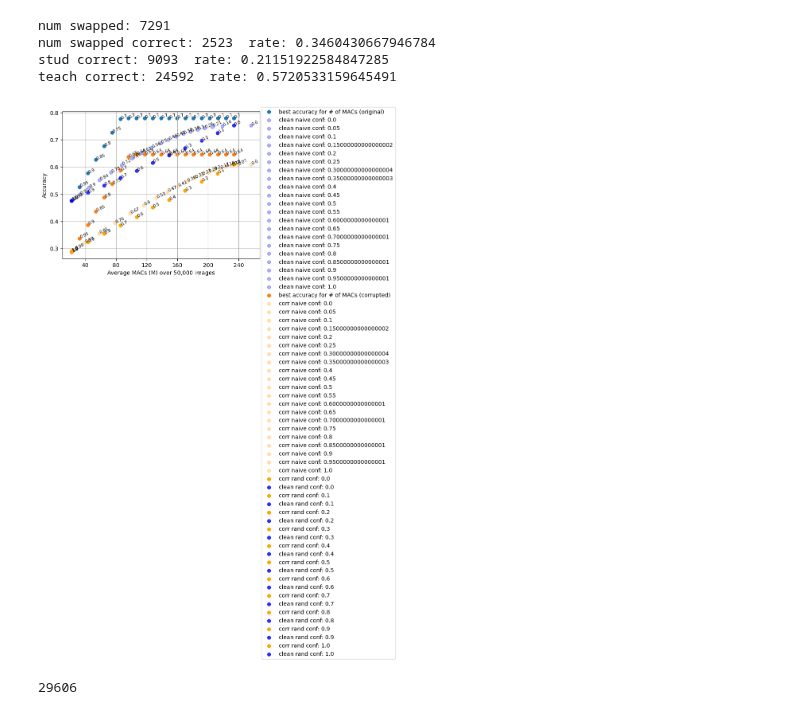
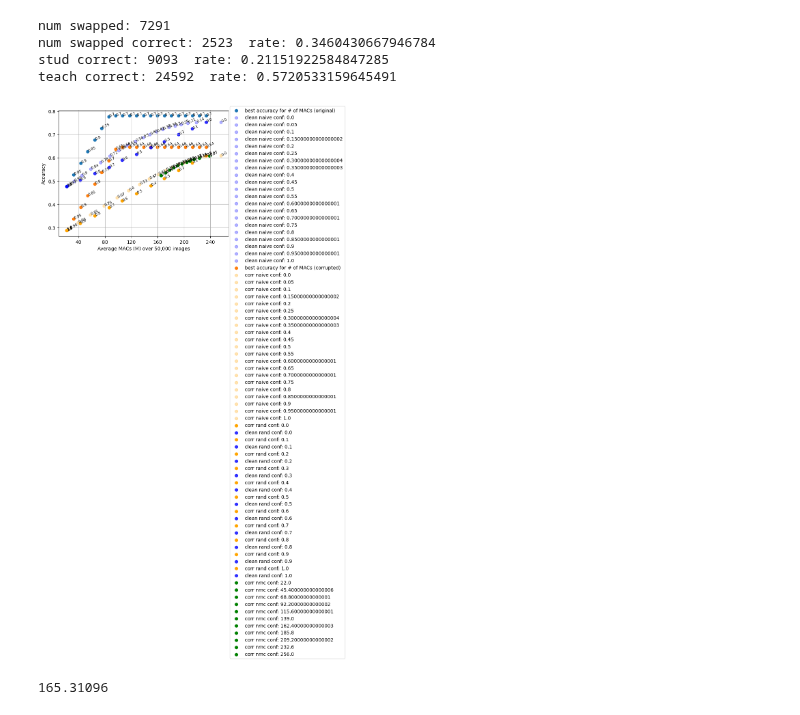
Before and after one commit to Geffen-Cooper/continual_learning_playground, a Jupyter notebook: src/test_time_kd/test_corruptions.ipynb, the cells around one changed output. Drawn from its saved outputs; the diff is of its cells as text; code cells hidden in the pictures.

```diff
--- a/src/test_time_kd/test_corruptions.ipynb
+++ b/src/test_time_kd/test_corruptions.ipynb
@@ -2774,7 +2774,7 @@ with torch.no_grad():
 fcs = fcs.to('cuda')
 fct = fct.to('cuda')
 
-means = [torch.rand((1000,1280)) for i in range(len(policies))]
+means = [torch.rand((1000,1280)) for i in range(len(rand_policies))]
 conf_bins = torch.zeros(20)
 conf_counts = 0
 
@@ -2785,7 +2785,7 @@ bin_uppers = bin_boundaries[1:]
 
 student_cost = 22
 teacher_cost = 234
-budgets = [0.1*i*(student_cost+teacher_cost) + (1-i*0.1)*student_cost for i in range(len(policies))]
+budgets = [0.1*i*(student_cost+teacher_cost) + (1-i*0.1)*student_cost for i in range(len(rand_policies))]
 N_s = torch.tensor([(student_cost+teacher_cost-b)/teacher_cost for b in budgets]) # fraction of time using student
 thresholds = torch.zeros(len(budgets))
 
@@ -2825,10 +2825,10 @@ for sample_idx in tqdm(rand_order):
 
 
     # student prediction (shared by all budgets)
-    ys_hat = fcs(emb64)
+    ys_hat = fcs(emb64.to('cuda'))
 
     # first update the student confidences and the threshold (shared by all budgets)
-    bin = torch.logical_and(conf64 > bin_lowers,conf <= bin_uppers).nonzero()
+    bin = torch.logical_and(conf64 > bin_lowers,conf64 <= bin_uppers).nonzero()
     conf_bins*=conf_counts
     conf_bins[bin] += 1
     conf_counts += 1
@@ -2847,15 +2847,17 @@ for sample_idx in tqdm(rand_order):
 
     # for every budget, find the current thresh based on confidence distribution
     for i,min_s in enumerate(N_s):
-        bin_thresh = n_bins-1 - (conf_cdf >= min_s).nonzero().view(-1).min()
+        bin_thresh = n_bins-1 - (conf_cdf+1e-3 >= min_s).nonzero().view(-1).min()
         thresholds[i] = bin_lowers[bin_thresh]
 
     # execute each policy based on thresholds
     for i,thresh in enumerate(thresholds):
         if conf64 < thresh:
             # teacher prediction if conf less than threshold
-            yt_hat = fct(emb)
-            corr_num_ncm_correct[i] += res
+            yt_hat = fct(emb.to('cuda'))
+            # print(i,len(corr_num_ncm_correct),res)
+            corr_num_ncm_correct[i] += int(res)
+
             # update student class means weighting by cosine similarity
             # so that if new emb is diff (suggesting a shift) then do a bigger update
             curr_mean = means[i][yt_hat.argmax()]
@@ -2868,8 +2870,9 @@ for sample_idx in tqdm(rand_order):
             # using a combination of its prediction and nearest class mean
 
             # get nearest class mean and pass it through the fc layer
-            dist,idx = torch.topk(torch.cdist(emb64,means[i]),1)
-            mean_pred = fcs(means[i][idx])
+            dist,idx = torch.topk(torch.cdist(emb64.unsqueeze(0),means[i]).view(-1),1)
+            idx = idx.item()
+            mean_pred = fcs(means[i][idx].to('cuda'))
 
             # take a combination of mean prediction and student prediction weighted by confidence
             comb_conf = conf64*ys_hat + (1-conf64)*mean_pred
@@ -2879,6 +2882,7 @@ for sample_idx in tqdm(rand_order):
             # update means based on confidence
             curr_mean = means[i][idx]
             means[i][idx] = (1-conf64)*curr_mean + (conf64)*emb64
+
             corr_ncm_num_choose_small[i] += 1
         corr_ncm_online_acc[i].append(corr_num_ncm_correct[i]/num_imgs)
         corr_ncm_efficiency[i].append(corr_ncm_num_choose_small[i]/num_imgs)
@@ -3194,6 +3202,10 @@ for i,p in enumerate(rand_policies):
     ax1.annotate(round(corr_rand_efficiency[i][-1],2),(corr_rand_ops[i][-1]*50000,corr_rand_online_acc[i][-1]),rotation=25, size=7.5)
     ax1.scatter(clean_rand_ops[i][-1]*50000,clean_rand_online_acc[i][-1],label = "clean rand conf: "+str(p),c="blue",alpha=0.8)
     ax1.annotate(round(clean_rand_efficiency[i][-1],2),(clean_rand_ops[i][-1]*50000,clean_rand_online_acc[i][-1]),rotation=25, size=7.5)
+
+for i,b in enumerate(budgets):
+    ax1.scatter(corr_ncm_ops[i][-1]*50000,corr_ncm_online_acc[i][-1],label = "corr nmc conf: "+str(b),c="green",alpha=1)
+    ax1.annotate(round(corr_ncm_efficiency[i][-1],2),(corr_ncm_ops[i][-1]*50000,corr_ncm_online_acc[i][-1]),rotation=25, size=7.5)
 
 # ax1.scatter(clean_online_ops[-1]*50000,clean_online_acc[-1],label = "clean 224")
 # ax1.annotate(round(clean_online_efficiency[-1],2),(clean_online_ops[-1]*50000,clean_online_acc[-1]),rotation=25, size=7.5)
@@ -3207,35 +3219,35 @@ for i,p in enumerate(rand_policies):
 # ax1.scatter(corr_oracle_ops[-1]*50000,corr_oracle_acc[-1],label="corr oracle",s=10)
 # ax1.annotate(round(corr_oracle_efficiency[-1],2),(corr_oracle_ops[-1]*50000,corr_oracle_acc[-1]-.02),rotation=-20, size=7.5)
 
 # ax1.scatter(corr_online_ops_KD[-1]*50000,corr_online_acc_KD[-1],label = "corr KD (train on low conf)")
 # ax1.annotate(round(corr_online_efficiency_KD[-1],2),(corr_online_ops_KD[-1]*50000,corr_online_acc_KD[-1]),rotation=25, size=7.5)
 # ax1.scatter(corr_online_ops_KD_o[-1]*50000,corr_online_acc_KD_o[-1],label = "corr KD (train after shift)")
 # ax1.annotate(round(corr_online_efficiency_KD_o[-1],2),(corr_online_ops_KD_o[-1]*50000,corr_online_acc_KD_o[-1]),rotation=25, size=7.5)
 # ax1.scatter(corr_online_ops_KD_g[-1]*50000,corr_online_acc_KD_g[-1],label = "corr KD (gate)")
 # ax1.annotate(round(corr_online_efficiency_KD_g[-1],2),(corr_online_ops_KD_g[-1]*50000,corr_online_acc_KD_g[-1]),rotation=25, size=7.5)
 # ax1.scatter(corr_online_ops_p[-1]*50000,corr_online_acc_p[-1],label = "corr p")
 # ax1.annotate(round(corr_online_efficiency_p[-1],2),(corr_online_ops_p[-1]*50000,corr_online_acc_p[-1]),rotation=25, size=7.5)
 # ax1.scatter(corr_online_ops_p2[-1]*50000,corr_online_acc_p2[-1],label = "corr p2")
 # ax1.annotate(round(corr_online_efficiency_p2[-1],2),(corr_online_ops_p2[-1]*50000,corr_online_acc_p2[-1]),rotation=25, size=7.5)
 
 # ax1.scatter(clean_naive_ops)
 # ax1.scatter(clean_naive_ops)
 # plt.scatter(clean_naive_efficiency[-1],clean_naive_online_acc[-1],label="naive",s=6)
 # plt.scatter(clean_oracle_efficiency[-1],clean_oracle_acc[-1],label="oracle",s=6)
 # plt.scatter(clean_online_efficiency[-1],clean_online_acc[-1],label="224",s=6)
 # plt.scatter(clean_online_efficiency64[-1],clean_online_acc64[-1],label="64",s=6,c='y')
 ax1.grid()
 ax1.set_xlabel("Average MACs (M) over 50,000 images")
 ax1.set_ylabel("Accuracy")
 ax1.legend(bbox_to_anchor=(1.7, 1.05))
 # ax1.set_ylim([0,1])
 
 import matplotlib.ticker as ticker
 ticks = ticker.FuncFormatter(lambda x, pos: '{0:g}'.format(x/50000))
 ax1.xaxis.set_major_formatter(ticks)
 # %% [output]
-[figure, old version]
+[figure, new version]
-# %%
-print(corr_num_train_p)
-# %% [output]
-29606
+# %%
+corr_ncm_ops[0][-1]
+# %% [output]
+165.31096
```
Also changed, not shown: parts of 2 cells of this notebook.
